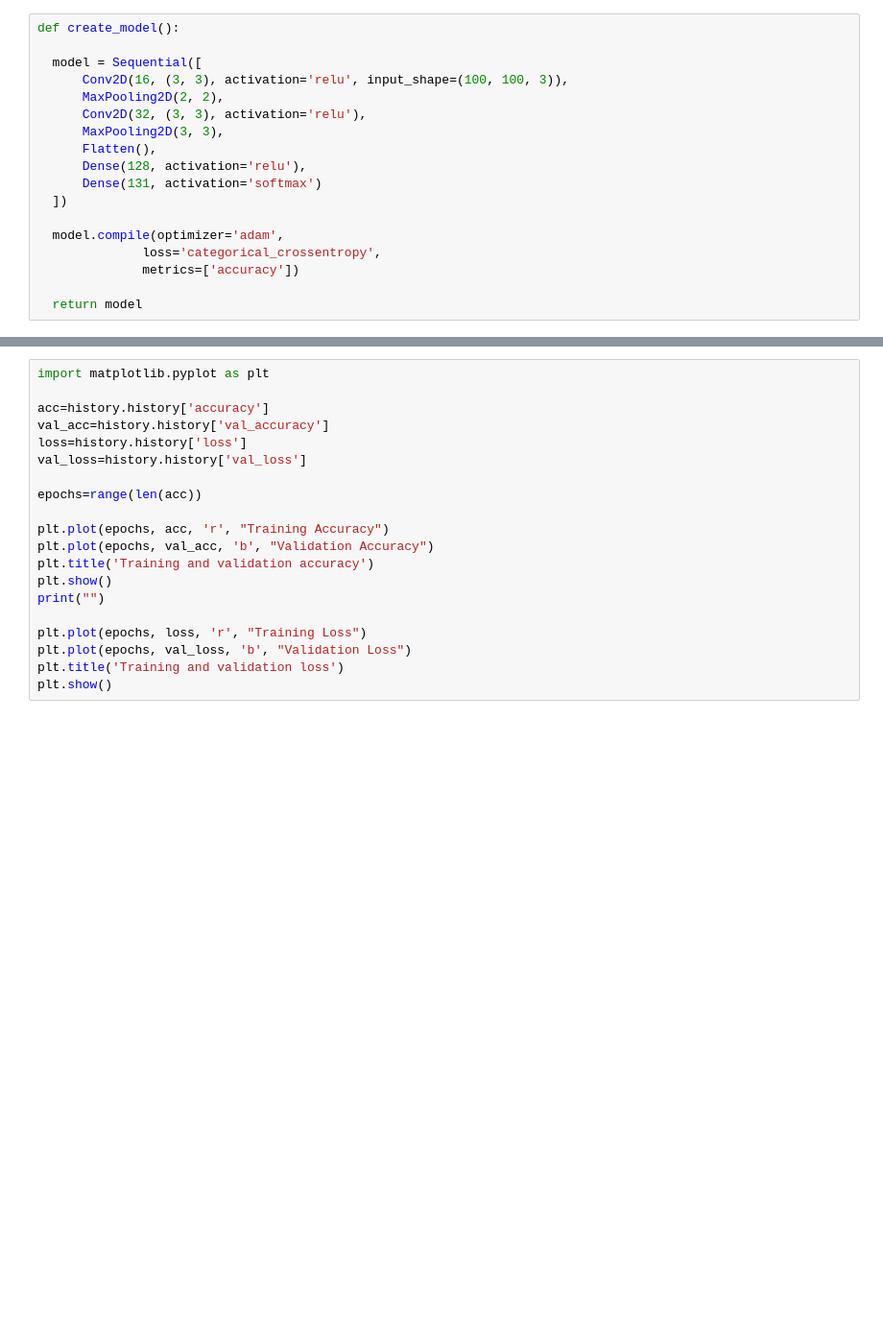
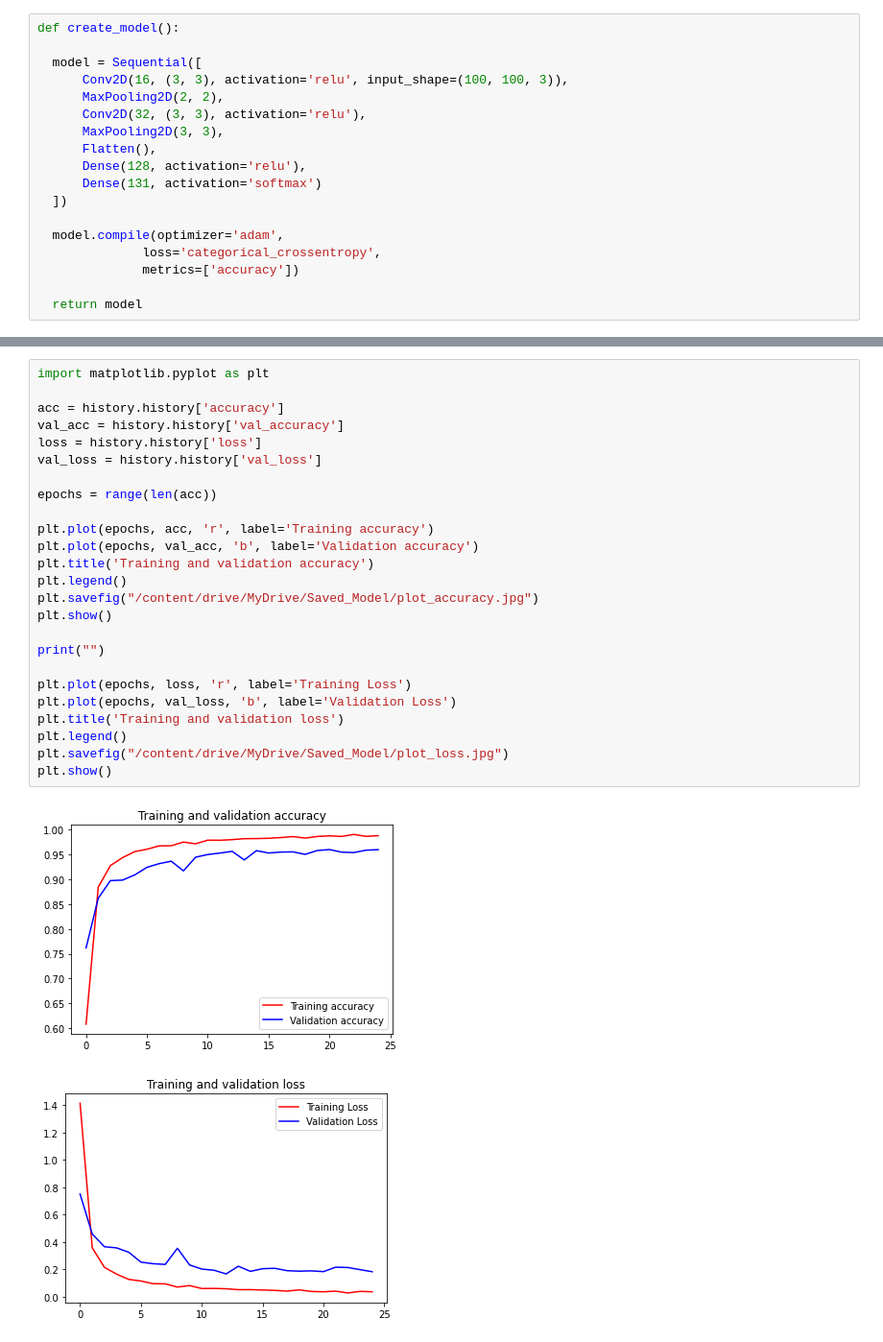
Before and after one commit to hdsfdhllh/Capstone_Project_C22-PS142, a Jupyter notebook: ML_Model_Capstone_Project_Product_Based_Bangkit_2022.ipynb, the cells around one changed output, grey strips where cells are left out. Shown at 96% size. Cells and saved outputs as stored; diff of their text form; blank space fills up the shorter version.

```diff
--- a/ML_Model_Capstone_Project_Product_Based_Bangkit_2022.ipynb
+++ b/ML_Model_Capstone_Project_Product_Based_Bangkit_2022.ipynb
@@ -62,21 +87,29 @@ history = model.fit(train_data,
 # %%
 import matplotlib.pyplot as plt
 
-acc=history.history['accuracy']
-val_acc=history.history['val_accuracy']
-loss=history.history['loss']
-val_loss=history.history['val_loss']
+acc = history.history['accuracy']
+val_acc = history.history['val_accuracy']
+loss = history.history['loss']
+val_loss = history.history['val_loss']
 
-epochs=range(len(acc))
+epochs = range(len(acc))
 
-plt.plot(epochs, acc, 'r', "Training Accuracy")
-plt.plot(epochs, val_acc, 'b', "Validation Accuracy")
+plt.plot(epochs, acc, 'r', label='Training accuracy')
+plt.plot(epochs, val_acc, 'b', label='Validation accuracy')
 plt.title('Training and validation accuracy')
+plt.legend()
+plt.savefig("/content/drive/MyDrive/Saved_Model/plot_accuracy.jpg")
 plt.show()
+
 print("")
 
-plt.plot(epochs, loss, 'r', "Training Loss")
-plt.plot(epochs, val_loss, 'b', "Validation Loss")
+plt.plot(epochs, loss, 'r', label='Training Loss')
+plt.plot(epochs, val_loss, 'b', label='Validation Loss')
 plt.title('Training and validation loss')
+plt.legend()
+plt.savefig("/content/drive/MyDrive/Saved_Model/plot_loss.jpg")
 plt.show()
+# %% [output]
+[figure, added]
+[figure, added]
 # %%
```
Also changed, not shown: parts of 11 cells of this notebook.
